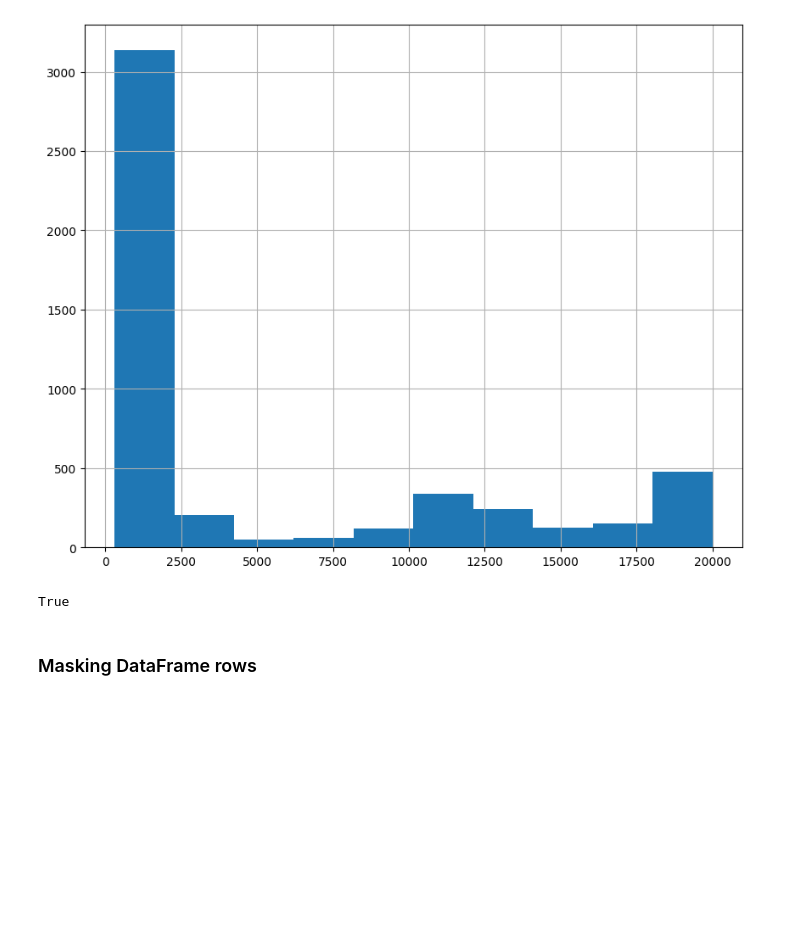
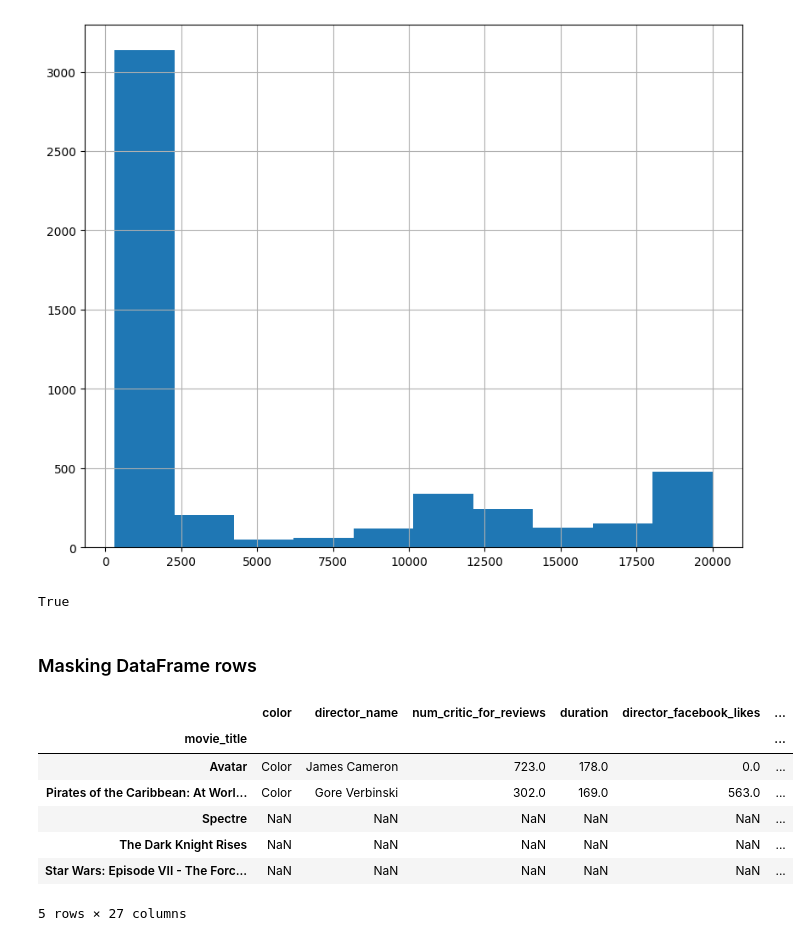
Before and after one commit to bdunn20/book_code, a Jupyter notebook: pandas_1.X_cookbook/Ch_7_Filtering_Rows.ipynb, the cells around one changed output. Cells and saved outputs as stored; diff of their text form; code cells hidden in the pictures; blank space fills up the shorter version.

```diff
--- a/pandas_1.X_cookbook/Ch_7_Filtering_Rows.ipynb
+++ b/pandas_1.X_cookbook/Ch_7_Filtering_Rows.ipynb
@@ -563,3 +563,25 @@ fb_likes_cap2.equals(fb_likes_cap)
 True
 # %% [markdown]
 ### Masking DataFrame rows
+# %%
+# the .mask method performs the complement of .where
+# by default, it creates missing values wherever the Boolean condition is TRUE
+# In essence, it is literally masking, or covering up, values in your dataset
+
+# mask all rows of the movie dataset made after 2010 and filter the rows w/ missing values
+c1 = movie["title_year"] >= 2010
+c2 = movie["title_year"].isna()
+criteria = c1 | c2
+# %%
+# use the .mask method on df to remove rows w/ movies made from 2010
+# any movie that originally had a missing value for title_year is also removed
+movie.mask(criteria).head()
+# %% [output]
+|  | color | director_name | num_critic_for_reviews | duration | director_facebook_likes | ... |
+| movie_title |  |  |  |  |  | ... |
+| Avatar | Color | James Cameron | 723.0 | 178.0 | 0.0 | ... |
+| Pirates of the Caribbean: At Worl... | Color | Gore Verbinski | 302.0 | 169.0 | 563.0 | ... |
+| Spectre | NaN | NaN | NaN | NaN | NaN | ... |
+| The Dark Knight Rises | NaN | NaN | NaN | NaN | NaN | ... |
+| Star Wars: Episode VII - The Forc... | NaN | NaN | NaN | NaN | NaN | ... |
+5 rows × 27 columns
```
Also changed, not shown: parts of 22 cells of this notebook.
